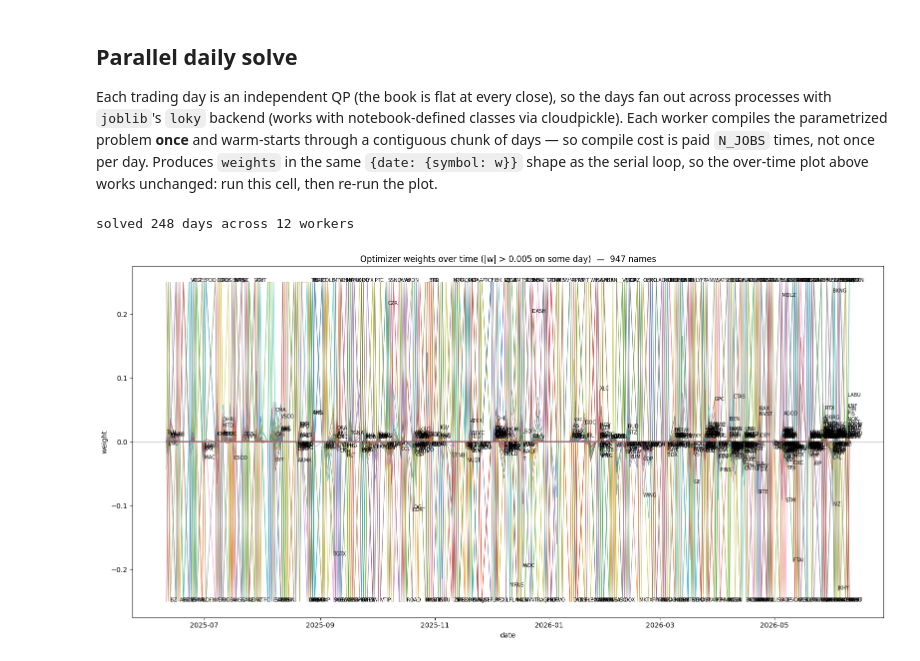
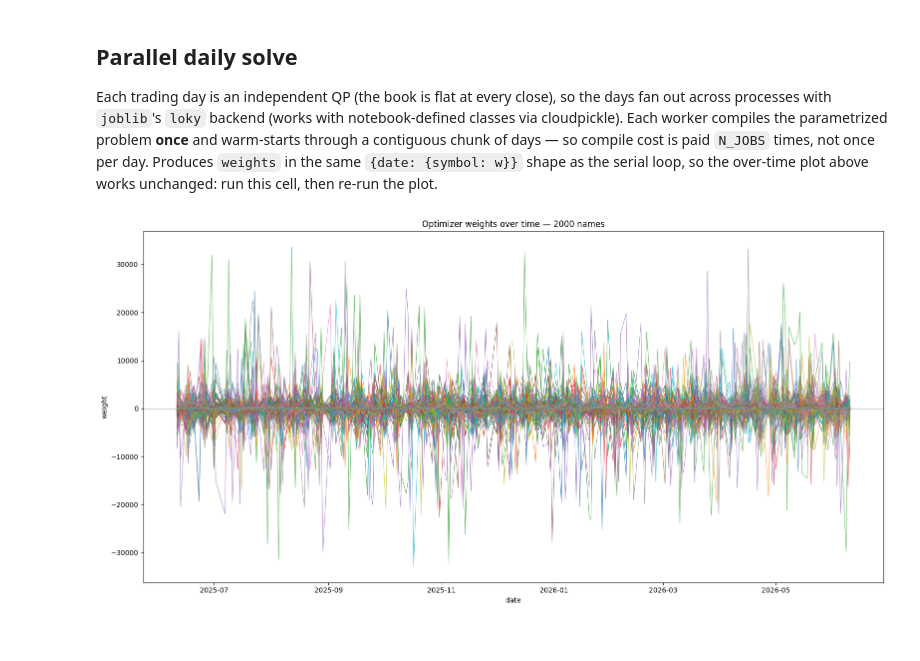
Before and after one commit to MichaelCusackNelkin/Summer_Research_2026, a Jupyter notebook: notebook_studies/optimal_portfolio.ipynb, the cells around one changed output. Cells and saved outputs as stored; diff of their text form; code cells hidden in the pictures.

Commit message:
optimizer as dollar weihgts, not percentages. covariance matrix using factor returns. added volatility constraint.

```diff
--- a/notebook_studies/optimal_portfolio.ipynb
+++ b/notebook_studies/optimal_portfolio.ipynb
@@ -201,7 +201,7 @@ shape: (214_547, 11)
 OLS regression through the origin of qty_signal on returns from 3:50:00 to close. Had an R^2 of 0.0512 (from rules_based_backtest.ipynb)
 # %%
 import statsmodels.api as sm
-study_data = data.filter(pl.col("dollar_imbalance") >= 500_000).with_columns((pl.col("auction_price") / pl.col("entry_price") - 1).alias("return_to_close"))
+study_data = data.with_columns((pl.col("auction_price") / pl.col("entry_price") - 1).alias("return_to_close"))
 # X = sm.add_constant(study_data['signed_mean_imb_ratio'].to_numpy()) # debating whether to add .clip(-1,1)
 X = study_data['signed_mean_imb_ratio'].to_numpy() # debating whether to add .clip(-1,1)
 
@@ -364,21 +362,14 @@ class Optimizer:
-# %%
-opt = Optimizer(UNIVERSE)
-opt.set_problem(Sigma=cov_matrix, lam=1)
-f_model = ForecastModel(UNIVERSE, beta_1 = res.params[0])
-c_model = CostModel(UNIVERSE, commission=0.0035)
-
-# weights = {}
-# for d in data["date"].to_list():
-#     day_df = data.filter(pl.col("date") == d)
-
-#     alpha = f_model.get_alpha(day_df)
-#     cost = c_model.get_cost(day_df)
-#     ws = opt.solve(alpha, cost)
-#     weights[d] = {s:w for s,w in zip(SYMBOLS, ws)}
 # %% [markdown]
 ## Parallel daily solve
 
 Each trading day is an independent QP (the book is flat at every close), so the days fan out across processes with `joblib`'s `loky` backend (works with notebook-defined classes via cloudpickle). Each worker compiles the parametrized problem **once** and warm-starts through a contiguous chunk of days — so compile cost is paid `N_JOBS` times, not once per day. Produces `weights` in the same `{date: {symbol: w}}` shape as the serial loop, so the over-time plot above works unchanged: run this cell, then re-run the plot.
+# %%
+mkt_loadings = L[0, :]
+
+# opt = Optimizer(UNIVERSE)
+# opt.set_problem(Sigma=cov_matrix, mkt_L=mkt_loadings, lam=1e-8)
+f_model = ForecastModel(UNIVERSE, beta_1 = res.params[0])
+c_model = CostModel(UNIVERSE)
 # %%
 # --- Parallel daily solve (days are independent; book is flat at every close) ---
 # Fans the days across processes. Each worker compiles the parametrized QP ONCE
@@ -389,12 +380,14 @@ import os
 from joblib import Parallel, delayed
 
 N_JOBS = max(1, os.cpu_count() - 2)
-LAM = 0.25
+SCALE = 1e12         # on the order of capital
+LAM = 1 / SCALE     # smaller adjustments
+DAILY_VOL_CAP = 20470       # because the covariance is not in true returns, its vol-standardized
 
-def _solve_chunk(symbols, Sigma, lam, day_records):
+def _solve_chunk(symbols, Sigma, mkt_loadings, lam, scale, vol_cap, day_records):
     """One worker: compile the QP once, then warm-start through its chunk of days."""
     opt = Optimizer(symbols)
-    opt.set_problem(Sigma=Sigma, lam=lam)        # compile paid once per worker, not per day
+    opt.set_problem(Sigma=Sigma, mkt_loadings=mkt_loadings, lam=lam, scale=scale, vol_cap=vol_cap)        # compile paid once per worker, not per day
     return [(date, opt.solve(alpha, cost)) for date, alpha, cost in day_records]
 
 def _split_contiguous(items, n):
@@ -413,36 +406,30 @@ day_records = [
 
 chunks = [c for c in _split_contiguous(day_records, N_JOBS) if c]
 chunk_results = Parallel(n_jobs=N_JOBS, backend="loky")(
-    delayed(_solve_chunk)(UNIVERSE, cov_matrix, LAM, chunk) for chunk in chunks
+    delayed(_solve_chunk)(UNIVERSE, Sigma_r, mkt_loadings, LAM, SCALE, DAILY_VOL_CAP, chunk) for chunk in chunks
 )
 
 weights = {d: dict(zip(UNIVERSE, ws)) for chunk in chunk_results for d, ws in chunk}
 print(f"solved {len(weights)} days across {len(chunks)} workers")
-# %% [output]
-solved 248 days across 12 workers
 # %%
 # Optimizer weights over time, one line per symbol (only names ever held)
 dates = sorted(weights.keys())
-label_thresh = 0.005  # a symbol is "held" if |weight| exceeds this on some day
 
-held = sorted({s for d in dates for s, wv in weights[d].items() if abs(wv) > label_thresh})
+held = sorted({s for d in dates for s, wv in weights[d].items()})
 
 fig, ax = plt.subplots(figsize=(16, 8))
 for s in held:
     series = [weights[d].get(s, 0.0) for d in dates]
     ax.plot(dates, series, lw=0.8, alpha=0.7)
-    # label at the symbol's last meaningful point
-    last_idx = max(i for i, v in enumerate(series) if abs(v) > label_thresh)
-    ax.annotate(s, (dates[last_idx], series[last_idx]), fontsize=7)
 
 ax.axhline(0, color="grey", lw=0.5)
 ax.set_xlabel("date")
 ax.set_ylabel("weight")
-ax.set_title(f"Optimizer weights over time (|w| > {label_thresh} on some day)  —  {len(held)} names")
+ax.set_title(f"Optimizer weights over time — {len(held)} names")
 fig.tight_layout()
 plt.show()
 # %% [output]
-[figure, old version]
+[figure, new version]
 # %%
 # Scatter weights vs day features over the FULL dataset (all dates pooled)
 # Flatten {date: {symbol: w}} -> long frame, then join each day's features from `data`.
```
Also changed, not shown: parts of 23 cells of this notebook, 21 other files.
